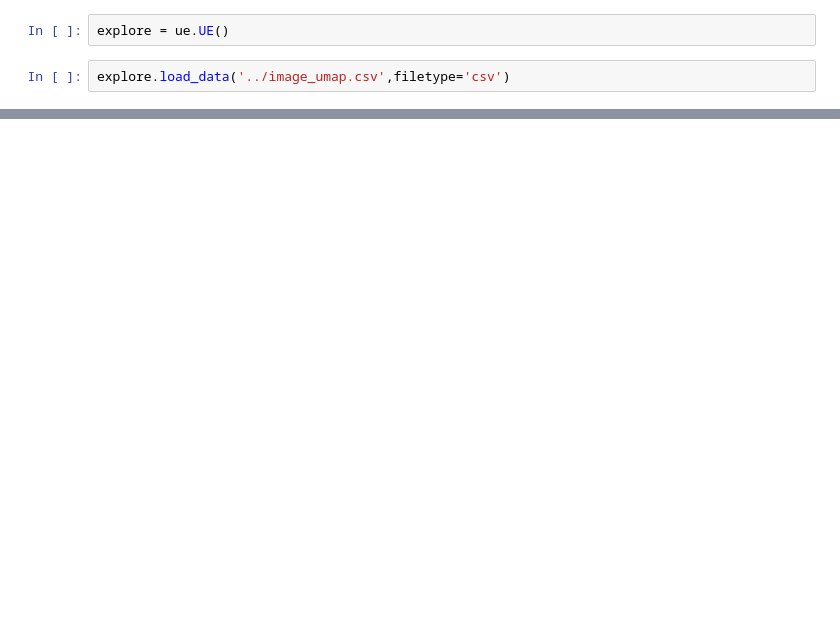
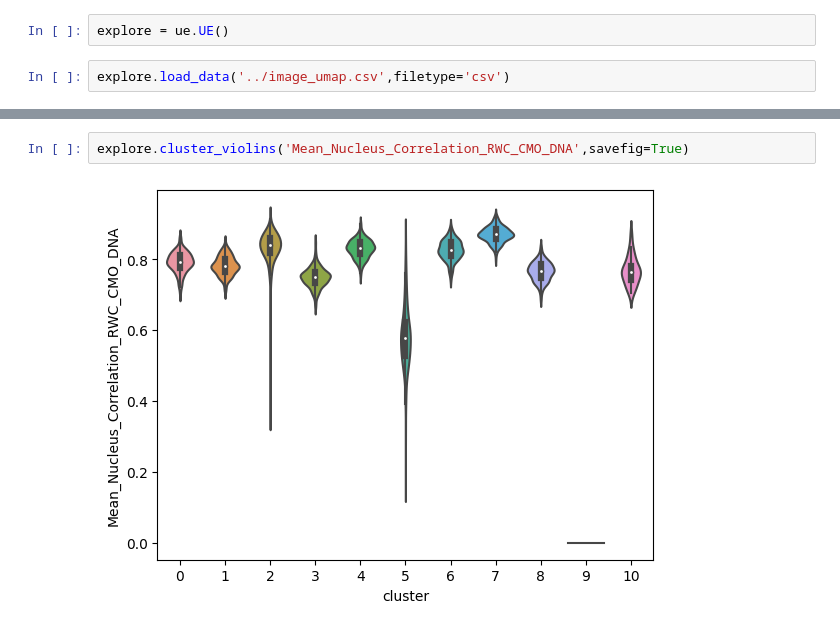
Before and after one commit to SextonLab/UMAP-Explorer, a Jupyter notebook: notebooks/example.ipynb, the cells around one changed output, grey strips where cells are left out. Saved outputs shown, nothing was run; the diff lists cells and outputs as text; blank space fills up the shorter version.

```diff
--- a/notebooks/example.ipynb
+++ b/notebooks/example.ipynb
@@ -64,0 +100,4 @@ Model MSE: 0.02
+# %%
+explore.cluster_violins('Mean_Nucleus_Correlation_RWC_CMO_DNA',savefig=True)
+# %% [output]
+[figure, added]
```
Also changed, not shown: parts of 14 cells of this notebook, 1 other file.
